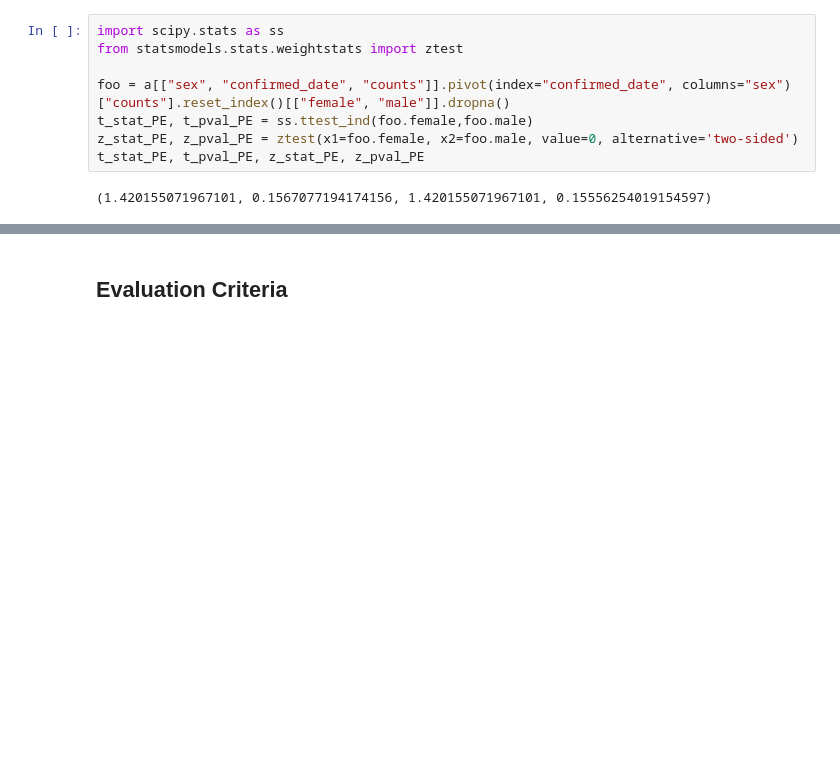
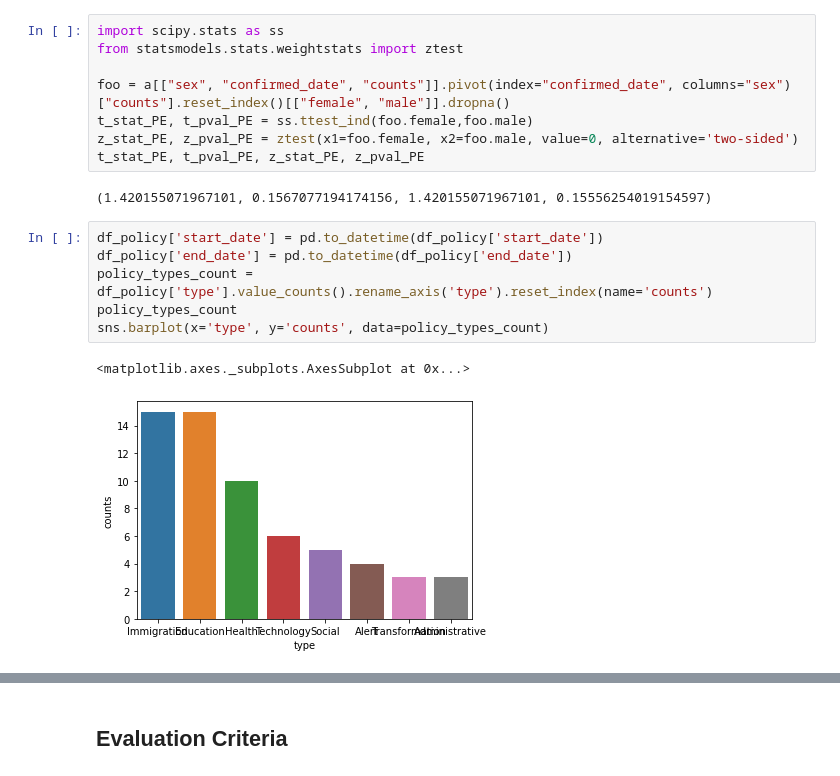
Before and after one commit to miglegervyte/bioinfo, a Jupyter notebook: 141.ipynb, the cells around one changed output, grey strips where cells are left out. Drawn from its saved outputs; the diff is of its cells as text; blank space fills up the shorter version.

```diff
--- a/141.ipynb
+++ b/141.ipynb
@@ -284,3 +284,12 @@ z_stat_PE, z_pval_PE = ztest(x1=foo.female, x2=foo.male, value=0, alternative='t
 t_stat_PE, t_pval_PE, z_stat_PE, z_pval_PE
 # %% [output]
 (1.420155071967101, 0.1567077194174156, 1.420155071967101, 0.15556254019154597)
+# %%
+df_policy['start_date'] = pd.to_datetime(df_policy['start_date'])
+df_policy['end_date'] = pd.to_datetime(df_policy['end_date'])
+policy_types_count = df_policy['type'].value_counts().rename_axis('type').reset_index(name='counts')
+policy_types_count
+sns.barplot(x='type', y='counts', data=policy_types_count)
+# %% [output]
+<matplotlib.axes._subplots.AxesSubplot at 0x...>
+[figure, added]
```
Also changed, not shown: parts of 6 cells of this notebook.
